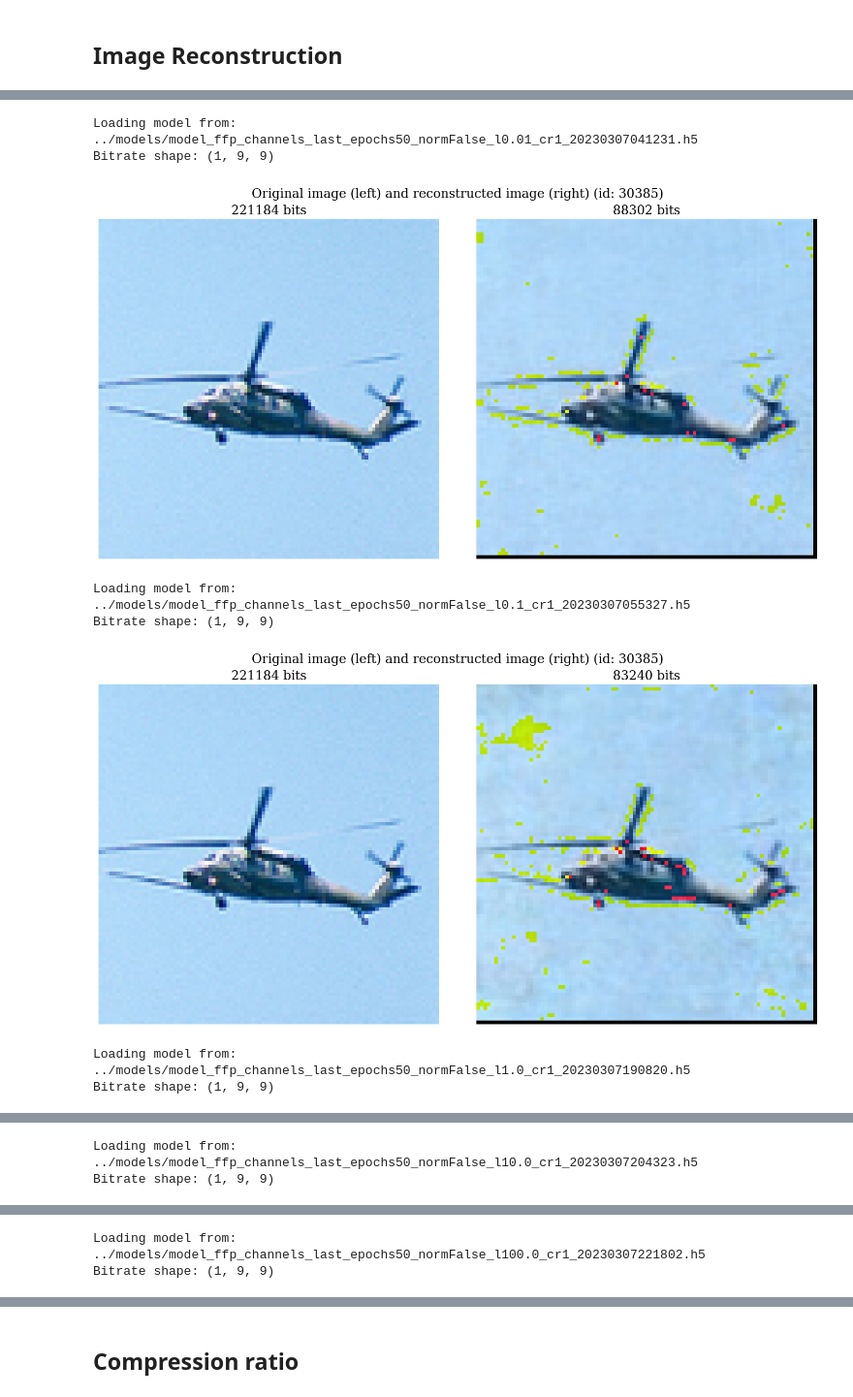
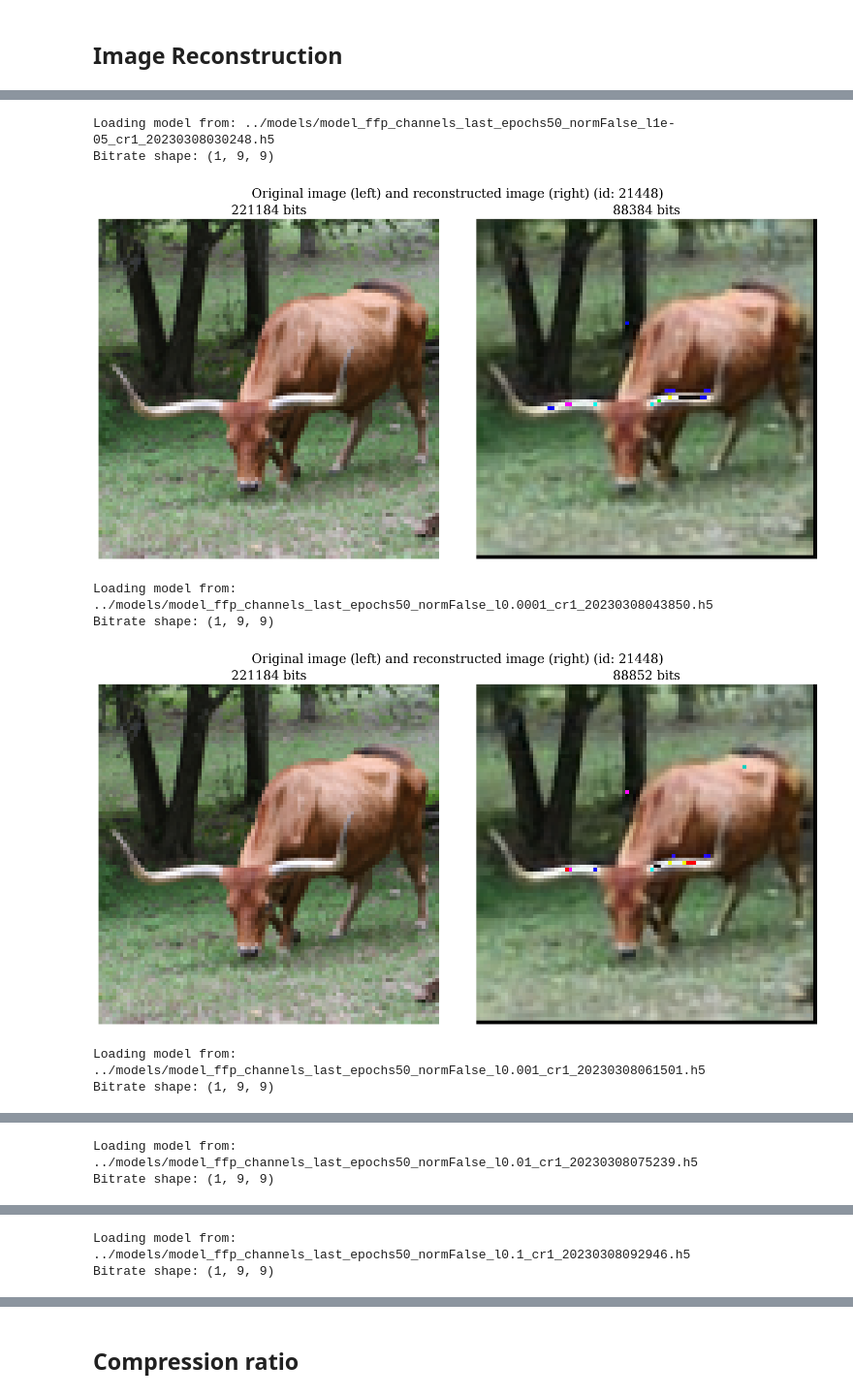
Before and after one commit to c0pp1/variational-image-compression, a Jupyter notebook: analysis/lambda_scan_cr1.ipynb, the cells around one changed output, grey strips where cells are left out. Shown at 97% size. Cells and saved outputs as stored; diff of their text form; code cells hidden in the pictures.

```diff
--- a/analysis/lambda_scan_cr1.ipynb
+++ b/analysis/lambda_scan_cr1.ipynb
@@ -36,9 +36,10 @@ tf.config.set_visible_devices([], 'GPU')
 # %% [markdown]
 ## Functions
 # %%
-def get_model_files(folder, name):
+def get_model_files(folder, *keys):
     files  = os.listdir(folder)
-    files  = [f for f in files if name in f]
+    for key in keys:
+        files  = [f for f in files if key in f]
     models = [f for f in files if "model" in f]
     losses = [f for f in files if "losses" in f]
     return models, losses
@@ -211,9 +231,10 @@ if NORM == "normTrue":
 ## Choose the trained model
 # %%
 # name = "ffp_{}_epochs{}_{}_l{}_cr{}".format(CH_FORMAT, EPOCHS, NORM, LAMBDA, COD_RANK)
-name = f"cr{COD_RANK}"
+cr   = f"cr{COD_RANK}"
+date = "20230308"
 
-models, losses = get_model_files(MODEL_FOLDER, name)
+models, losses = get_model_files(MODEL_FOLDER, cr, date)
 for model in models:
     print(model)
 print()
@@ -310,7 +331,7 @@ plt.show()
 # %% [markdown]
 ## Image Reconstruction
 # %%
-vae = BalleFFP(N=128, M=192, k2=3, c=3, format=CH_FORMAT)
+vae = BalleFFP(N=128, M=192, k2=3, c=3, cr=1, format=CH_FORMAT)
 
 if CH_FORMAT == 'channels_first':
     x = tf.zeros((1, 3, 96, 96))
@@ -333,26 +354,26 @@ img, ids = select_random_images(data, 1)
 # %%
 bit_rates = []
 
 for model_path in models_path:
     print("Loading model from: {}".format(model_path))
     vae.load_weights(model_path)
-    img_reco, rate_reco = vae(img) # type: ignore
+    img_reco, rate_reco = vae(img, training=False) # type: ignore
 
     compressor = Compressor(vae, COD_RANK)
 
     bit_rates_per_image = []
 
     for i in range(img.shape[0]):
         bits_reco = show_image_comparison_bitrate(img[i], img_reco[i], ids[i], CH_FORMAT, compressor)
         bit_rates_per_image.append(bits_reco)
 
     bit_rates.append(bit_rates_per_image)
 # %% [output]
-Loading model from: ../models/model_ffp_channels_last_epochs50_normFalse_l0.01_cr1_20230307041231.h5
+Loading model from: ../models/model_ffp_channels_last_epochs50_normFalse_l1e-05_cr1_20230308030248.h5
 Bitrate shape: (1, 9, 9)
-[figure, old version]
+[figure, new version]
-Loading model from: ../models/model_ffp_channels_last_epochs50_normFalse_l0.1_cr1_20230307055327.h5
+Loading model from: ../models/model_ffp_channels_last_epochs50_normFalse_l0.0001_cr1_20230308043850.h5
 Bitrate shape: (1, 9, 9)
-[figure, old version]
+[figure, new version]
-Loading model from: ../models/model_ffp_channels_last_epochs50_normFalse_l1.0_cr1_20230307190820.h5
+Loading model from: ../models/model_ffp_channels_last_epochs50_normFalse_l0.001_cr1_20230308061501.h5
 Bitrate shape: (1, 9, 9)
@@ -360,2 +381,2 @@ Bitrate shape: (1, 9, 9)
-Loading model from: ../models/model_ffp_channels_last_epochs50_normFalse_l10.0_cr1_20230307204323.h5
+Loading model from: ../models/model_ffp_channels_last_epochs50_normFalse_l0.01_cr1_20230308075239.h5
 Bitrate shape: (1, 9, 9)
@@ -363,2 +384,2 @@ Bitrate shape: (1, 9, 9)
-Loading model from: ../models/model_ffp_channels_last_epochs50_normFalse_l100.0_cr1_20230307221802.h5
+Loading model from: ../models/model_ffp_channels_last_epochs50_normFalse_l0.1_cr1_20230308092946.h5
 Bitrate shape: (1, 9, 9)
```
Also changed, not shown: parts of 24 cells of this notebook, 7 other files.
